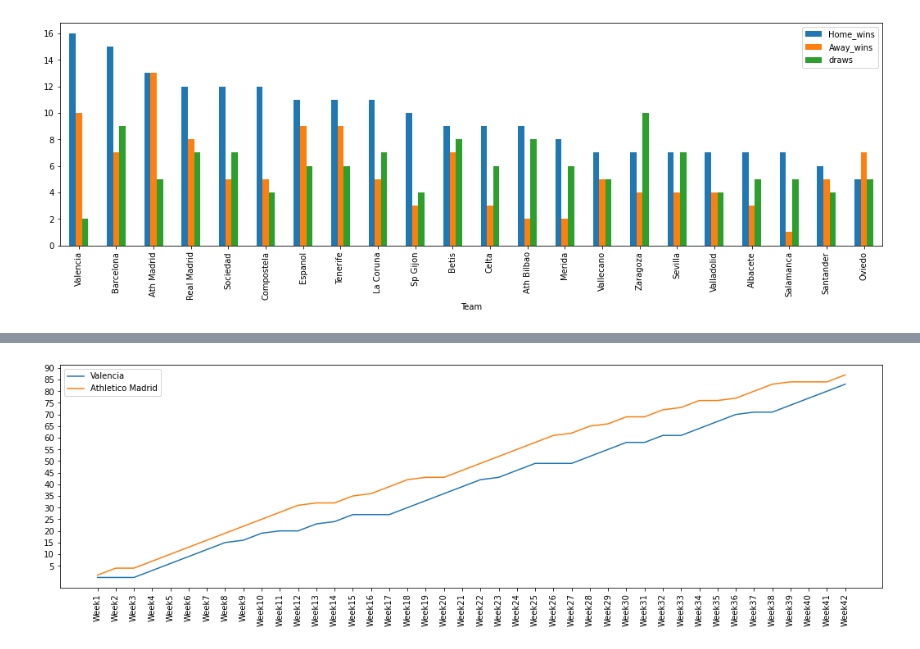
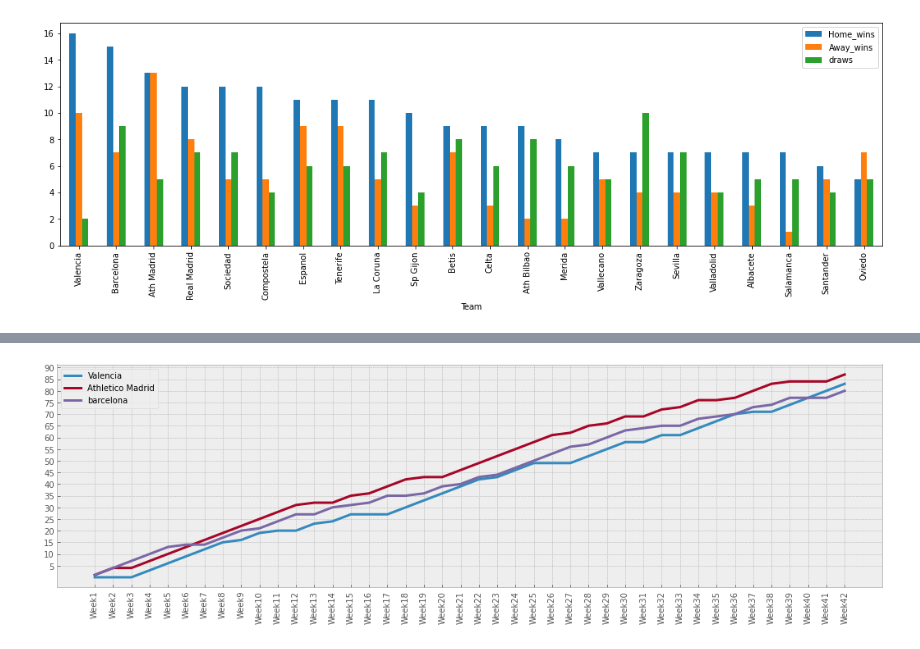
Before and after one commit to Wisal-Mukhtiar/Data_Science_Projects, a Jupyter notebook: Data_manipulation_projects/Analysis_of_laliga_dataset/laliga.ipynb, the cells around one changed output, grey strips where cells are left out. Cells and saved outputs as stored; diff of their text form; code cells hidden in the pictures.

Commit message:
added third team's progress in title

```diff
--- a/Data_manipulation_projects/Analysis_of_laliga_dataset/laliga.ipynb
+++ b/Data_manipulation_projects/Analysis_of_laliga_dataset/laliga.ipynb
@@ -138,10 +139,14 @@ del valencia["index"]
 
 athletico_madrid.reset_index(inplace=True)
 del athletico_madrid["index"]
+
+barcelona.reset_index(inplace=True)
+del barcelona["index"]
 # %%
 #adding league score, represeting the full time score that will be made commulative latter on for title race after every match
 valencia["league_score"] = 0
 athletico_madrid["league_score"] = 0
+barcelona["league_score"] = 0
 # %%
 #adding scores in "league score column based on the match results"
 for ind,row in valencia.iterrows():
@@ -163,22 +168,35 @@ for ind,row in athletico_madrid.iterrows():
         athletico_madrid.loc[ind,"league_score"] = 1
     else:
         athletico_madrid.loc[ind,"league_score"] =0
+
+for ind,row in barcelona.iterrows():
+    if (row["AwayTeam"] == "Barcelona") & (row["FTR"] == "A") :
+        barcelona.loc[ind,"league_score"] = 3
+    elif (row["HomeTeam"] == "Barcelona") & (row["FTR"] == "H") :
+        barcelona.loc[ind,"league_score"] = 3
+    elif row["FTR"] == "D":
+        barcelona.loc[ind,"league_score"] = 1
+    else:
+        barcelona.loc[ind,"league_score"] =0
 # %%
 valencia["league_score"] = valencia["league_score"].cumsum()
 athletico_madrid["league_score"] = athletico_madrid["league_score"].cumsum()
+barcelona["league_score"] = barcelona["league_score"].cumsum()
 # %%
 lis = []
 for value in range(42):
     lis.append(f"Week{value+1}")
 # %%
+plt.style.use("bmh")
 fig, ax = plt.subplots()
-ax.plot(lis,valencia.league_score,label="Valencia")
+ax.plot(lis,valencia.league_score,label="Valencia",linewidth=3)
 ax.set_label("Valencia")
-ax.plot(lis,athletico_madrid.league_score, label="Athletico Madrid")
+ax.plot(lis,athletico_madrid.league_score, label="Athletico Madrid",linewidth=3)
 plt.xticks(rotation=90)
 ax.set_label("Athletico madrid")
+ax.plot(lis,barcelona.league_score,label="barcelona",linewidth=3)
 ax.legend()
 plt.yticks([x+5 for x in range(0,90,5)])
 plt.show()
 # %% [output]
-[figure, old version]
+[figure, new version]
```
Also changed, not shown: parts of 2 cells of this notebook.
